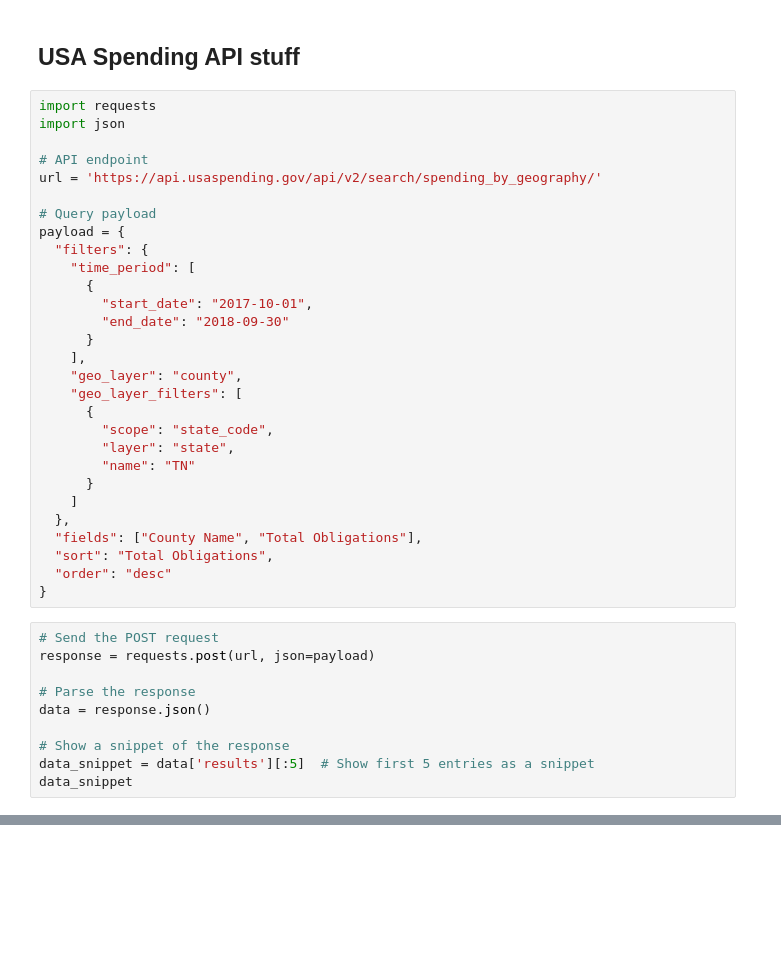
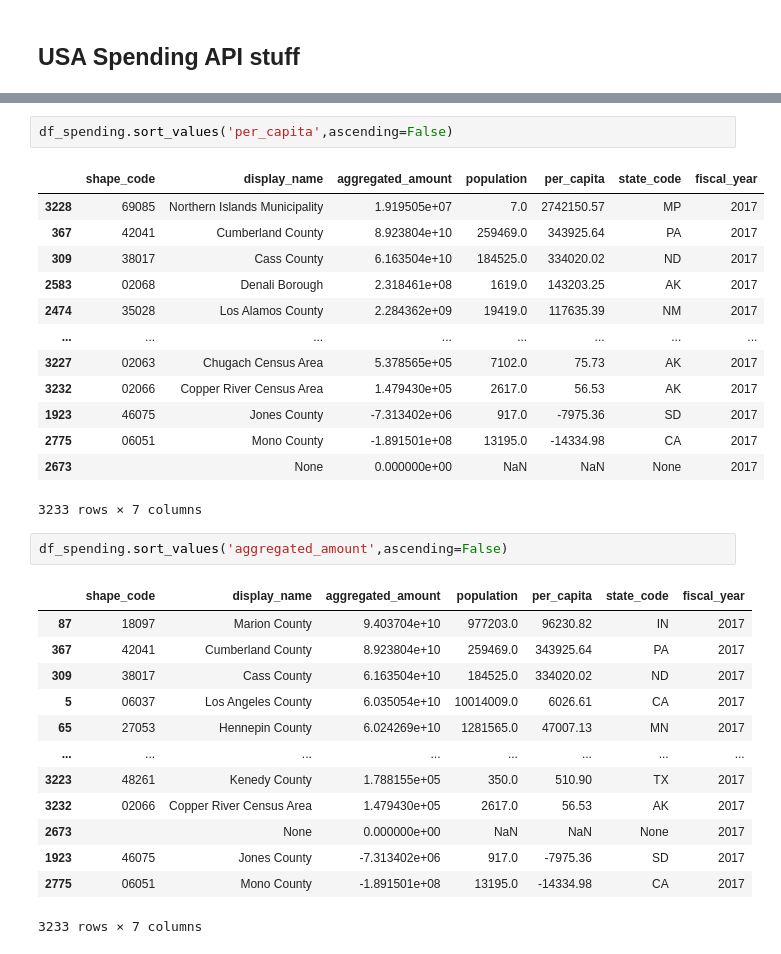
Before and after one commit to SloughJE/UnHealth_Dashboard, a Jupyter notebook: notebooks/1.0-JES-eda.ipynb, the cells around one changed output, grey strips where cells are left out. Cells and saved outputs as stored; diff of their text form; blank space fills up the shorter version.

```diff
--- a/notebooks/1.0-JES-eda.ipynb
+++ b/notebooks/1.0-JES-eda.ipynb
@@ -563,41 +618,2 @@ df_spend[['prime_award_transaction_recipient_county_fips_code',
 # %% [markdown]
 ## USA Spending API stuff
-# %%
-import requests
-import json
-
-# API endpoint
-url = 'https://api.usaspending.gov/api/v2/search/spending_by_geography/'
-
-# Query payload
-payload = {
-  "filters": {
-    "time_period": [
-      {
-        "start_date": "2017-10-01",
-        "end_date": "2018-09-30"
-      }
-    ],
-    "geo_layer": "county",
-    "geo_layer_filters": [
-      {
-        "scope": "state_code",
-        "layer": "state",
-        "name": "TN"
-      }
-    ]
-  },
-  "fields": ["County Name", "Total Obligations"],
-  "sort": "Total Obligations",
-  "order": "desc"
-}
-# %%
-# Send the POST request
-response = requests.post(url, json=payload)
-
-# Parse the response
-data = response.json()
-
-# Show a snippet of the response
-data_snippet = data['results'][:5]  # Show first 5 entries as a snippet
-data_snippet
@@ -883,3 +671,35 @@ df[df['state_code'].isna()]
 |  | shape_code | display_name | aggregated_amount | population | per_capita | state_code | fiscal_year |
 | 6 | 11001 | District Of Columbia | 3.008526e+10 | 689545.0 | 43630.6 | None | 2017 |
 | 2673 |  | None | 0.000000e+00 | NaN | NaN | None | 2017 |
+# %%
+df_spending.sort_values('per_capita',ascending=False)
+# %% [output]
+|  | shape_code | display_name | aggregated_amount | population | per_capita | state_code | fiscal_year |
+| 3228 | 69085 | Northern Islands Municipality | 1.919505e+07 | 7.0 | 2742150.57 | MP | 2017 |
+| 367 | 42041 | Cumberland County | 8.923804e+10 | 259469.0 | 343925.64 | PA | 2017 |
+| 309 | 38017 | Cass County | 6.163504e+10 | 184525.0 | 334020.02 | ND | 2017 |
+| 2583 | 02068 | Denali Borough | 2.318461e+08 | 1619.0 | 143203.25 | AK | 2017 |
+| 2474 | 35028 | Los Alamos County | 2.284362e+09 | 19419.0 | 117635.39 | NM | 2017 |
+| ... | ... | ... | ... | ... | ... | ... | ... |
+| 3227 | 02063 | Chugach Census Area | 5.378565e+05 | 7102.0 | 75.73 | AK | 2017 |
+| 3232 | 02066 | Copper River Census Area | 1.479430e+05 | 2617.0 | 56.53 | AK | 2017 |
+| 1923 | 46075 | Jones County | -7.313402e+06 | 917.0 | -7975.36 | SD | 2017 |
+| 2775 | 06051 | Mono County | -1.891501e+08 | 13195.0 | -14334.98 | CA | 2017 |
+| 2673 |  | None | 0.000000e+00 | NaN | NaN | None | 2017 |
+3233 rows × 7 columns
+# %%
+df_spending.sort_values('aggregated_amount',ascending=False)
+# %% [output]
+|  | shape_code | display_name | aggregated_amount | population | per_capita | state_code | fiscal_year |
+| 87 | 18097 | Marion County | 9.403704e+10 | 977203.0 | 96230.82 | IN | 2017 |
+| 367 | 42041 | Cumberland County | 8.923804e+10 | 259469.0 | 343925.64 | PA | 2017 |
+| 309 | 38017 | Cass County | 6.163504e+10 | 184525.0 | 334020.02 | ND | 2017 |
+| 5 | 06037 | Los Angeles County | 6.035054e+10 | 10014009.0 | 6026.61 | CA | 2017 |
+| 65 | 27053 | Hennepin County | 6.024269e+10 | 1281565.0 | 47007.13 | MN | 2017 |
+| ... | ... | ... | ... | ... | ... | ... | ... |
+| 3223 | 48261 | Kenedy County | 1.788155e+05 | 350.0 | 510.90 | TX | 2017 |
+| 3232 | 02066 | Copper River Census Area | 1.479430e+05 | 2617.0 | 56.53 | AK | 2017 |
+| 2673 |  | None | 0.000000e+00 | NaN | NaN | None | 2017 |
+| 1923 | 46075 | Jones County | -7.313402e+06 | 917.0 | -7975.36 | SD | 2017 |
+| 2775 | 06051 | Mono County | -1.891501e+08 | 13195.0 | -14334.98 | CA | 2017 |
+3233 rows × 7 columns
```
Also changed, not shown: parts of 24 cells of this notebook.
